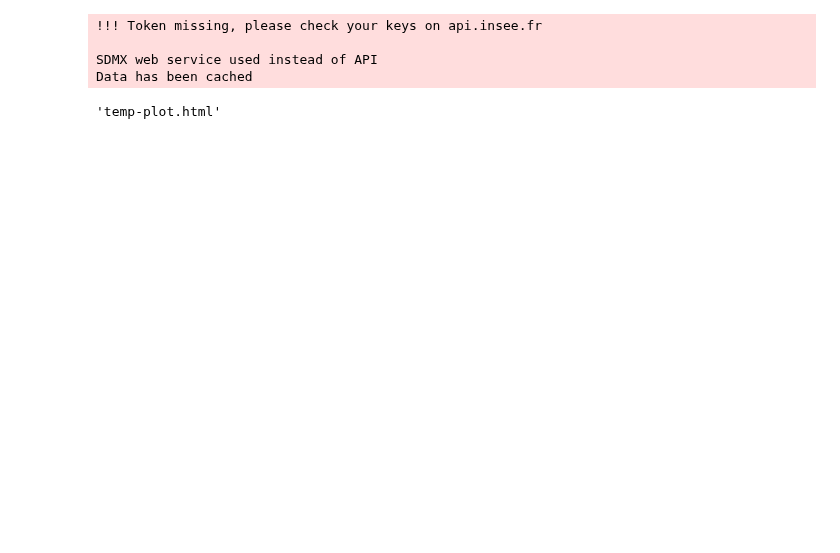
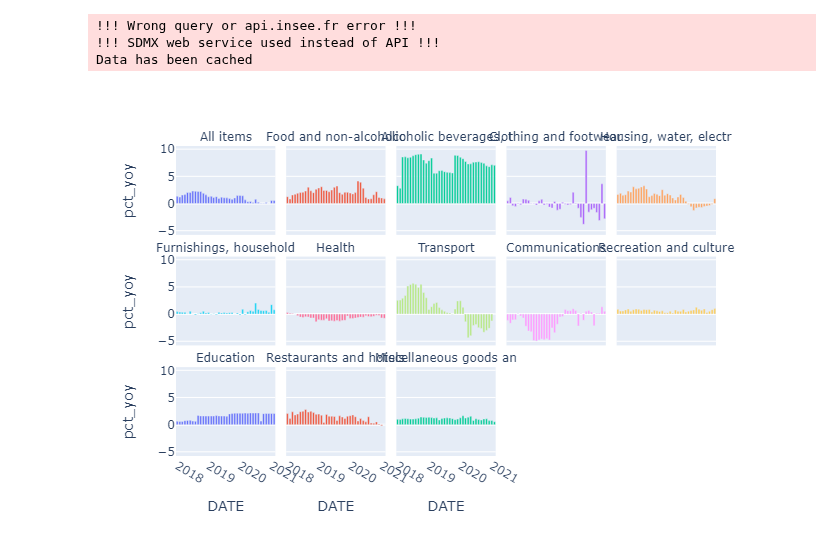
Before and after one commit to InseeFrLab/pynsee, a Jupyter notebook: examples/example_inflation_yoy.ipynb, the cells around one changed output. Drawn from its saved outputs; the diff is of its cells as text; code cells hidden in the pictures; blank space fills up the shorter version.

```diff
--- a/examples/example_inflation_yoy.ipynb
+++ b/examples/example_inflation_yoy.ipynb
@@ -1,48 +1,46 @@
 # %%
-from pynsee import *
+from pynsee.macro import *
 import plotly.express as px
 from plotly.offline import plot
 
 import os
 # Beware : any change to the keys should be tested in a new python session
-os.environ['insee_key'] = "my_insee_key"
-os.environ['insee_secret'] = "my_insee_secret"
+os.environ['insee_key'] = "my_key"
+os.environ['insee_secret'] = "my_secret"
 
 df_idbank = get_idbank_list("IPC-2015")
 
 df_idbank = df_idbank.loc[(df_idbank.FREQ == "M") & # monthly
                           (df_idbank.NATURE == "INDICE") & # index
                           (df_idbank.MENAGES_IPC == "ENSEMBLE") & # all kinds of household
                           (df_idbank.REF_AREA == "FE") & # all France including overseas departements
                           (df_idbank.COICOP2016.str.match("^[0-9]{2}$"))] # coicop aggregation level
 
 # get data
 data = get_insee_idbank(df_idbank.idbank)
 
 # split title
 df = split_title(data)
 
 # replace title when missing and shorten it
 rows = df["TITLE_EN6"].isnull()
 df.loc[rows, "TITLE_EN6"] = df.loc[rows, "TITLE_EN5"]
 df["TITLE_EN6"] = df["TITLE_EN6"].str[:22]
 
 # compute year over year growth rate by IDBANK
 df['pct_yoy'] = (df.OBS_VALUE/ df.groupby(['IDBANK']).OBS_VALUE.shift(12) - 1) * 100
 
 # select dates after 2018-01-01
 df = df.iloc[df.index >= "2018-01-01"]
 
 # plot
 fig = px.bar(df, x = df.index, y = "pct_yoy", color = "TITLE_EN6",
              facet_col = "TITLE_EN6", facet_col_wrap = 5)
 fig.for_each_annotation(lambda a: a.update(text=a.text.split("=")[1]))
-# fig.update_yaxes(matches=None)
 fig.update_layout(showlegend=False)
-plot(fig)
+fig.show('png')
 # %% [output]
-!!! Token missing, please check your keys on api.insee.fr
-
-SDMX web service used instead of API
+!!! Wrong query or api.insee.fr error !!!
+!!! SDMX web service used instead of API !!!
 Data has been cached
-'temp-plot.html'
+[figure, added]
```
Also changed, not shown: 1 other file.
